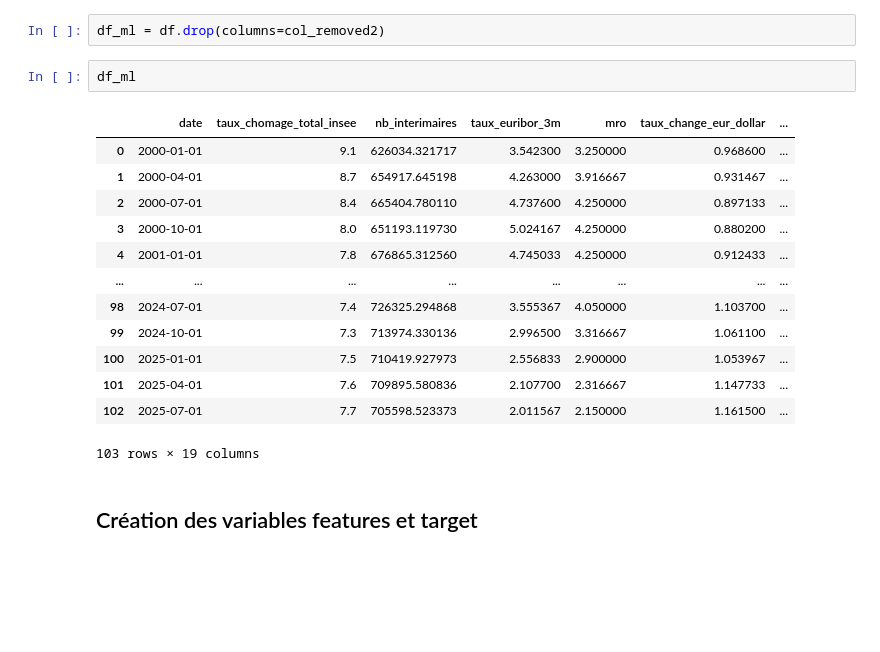
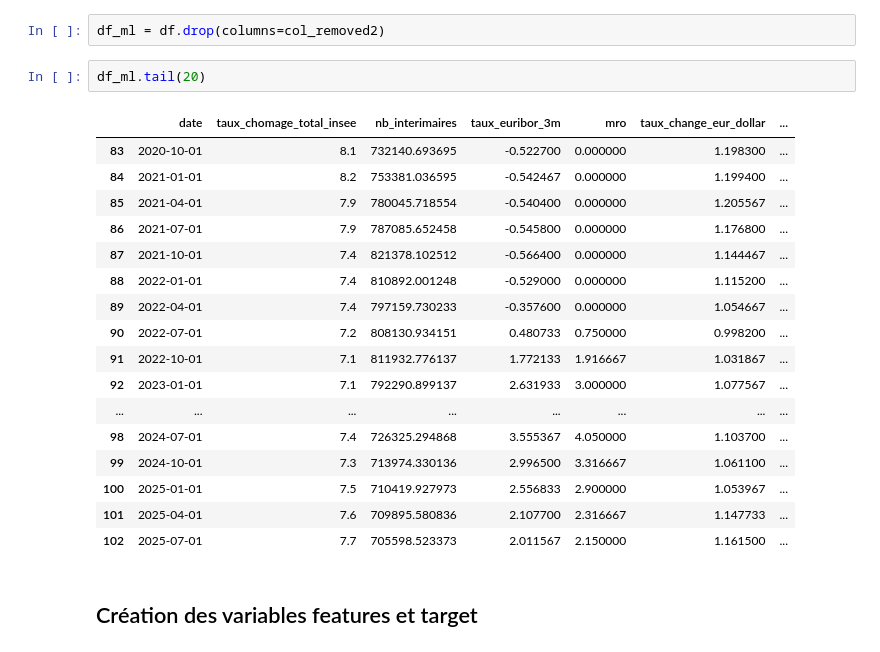
Before and after one commit to JulienSchnitzler/fil_rouge-etude_chomage_france, a Jupyter notebook: src/models/01_Predictions_julien.ipynb, the cells around one changed output. Cells and saved outputs as stored; diff of their text form; blank space fills up the shorter version.

```diff
--- a/src/models/01_Predictions_julien.ipynb
+++ b/src/models/01_Predictions_julien.ipynb
@@ -152,21 +170,25 @@ col_removed2 = [
 # %%
 df_ml = df.drop(columns=col_removed2)
 # %%
-df_ml
+df_ml.tail(20)
 # %% [output]
 |  | date | taux_chomage_total_insee | nb_interimaires | taux_euribor_3m | mro | taux_change_eur_dollar | ... |
-| 0 | 2000-01-01 | 9.1 | 626034.321717 | 3.542300 | 3.250000 | 0.968600 | ... |
-| 1 | 2000-04-01 | 8.7 | 654917.645198 | 4.263000 | 3.916667 | 0.931467 | ... |
-| 2 | 2000-07-01 | 8.4 | 665404.780110 | 4.737600 | 4.250000 | 0.897133 | ... |
-| 3 | 2000-10-01 | 8.0 | 651193.119730 | 5.024167 | 4.250000 | 0.880200 | ... |
-| 4 | 2001-01-01 | 7.8 | 676865.312560 | 4.745033 | 4.250000 | 0.912433 | ... |
+| 83 | 2020-10-01 | 8.1 | 732140.693695 | -0.522700 | 0.000000 | 1.198300 | ... |
+| 84 | 2021-01-01 | 8.2 | 753381.036595 | -0.542467 | 0.000000 | 1.199400 | ... |
+| 85 | 2021-04-01 | 7.9 | 780045.718554 | -0.540400 | 0.000000 | 1.205567 | ... |
+| 86 | 2021-07-01 | 7.9 | 787085.652458 | -0.545800 | 0.000000 | 1.176800 | ... |
+| 87 | 2021-10-01 | 7.4 | 821378.102512 | -0.566400 | 0.000000 | 1.144467 | ... |
+| 88 | 2022-01-01 | 7.4 | 810892.001248 | -0.529000 | 0.000000 | 1.115200 | ... |
+| 89 | 2022-04-01 | 7.4 | 797159.730233 | -0.357600 | 0.000000 | 1.054667 | ... |
+| 90 | 2022-07-01 | 7.2 | 808130.934151 | 0.480733 | 0.750000 | 0.998200 | ... |
+| 91 | 2022-10-01 | 7.1 | 811932.776137 | 1.772133 | 1.916667 | 1.031867 | ... |
+| 92 | 2023-01-01 | 7.1 | 792290.899137 | 2.631933 | 3.000000 | 1.077567 | ... |
 | ... | ... | ... | ... | ... | ... | ... | ... |
 | 98 | 2024-07-01 | 7.4 | 726325.294868 | 3.555367 | 4.050000 | 1.103700 | ... |
 | 99 | 2024-10-01 | 7.3 | 713974.330136 | 2.996500 | 3.316667 | 1.061100 | ... |
 | 100 | 2025-01-01 | 7.5 | 710419.927973 | 2.556833 | 2.900000 | 1.053967 | ... |
 | 101 | 2025-04-01 | 7.6 | 709895.580836 | 2.107700 | 2.316667 | 1.147733 | ... |
 | 102 | 2025-07-01 | 7.7 | 705598.523373 | 2.011567 | 2.150000 | 1.161500 | ... |
-103 rows × 19 columns
 # %% [markdown]
 ## Création des variables features et target
 # %%
```
Also changed, not shown: parts of 24 cells of this notebook, 3 other files.
